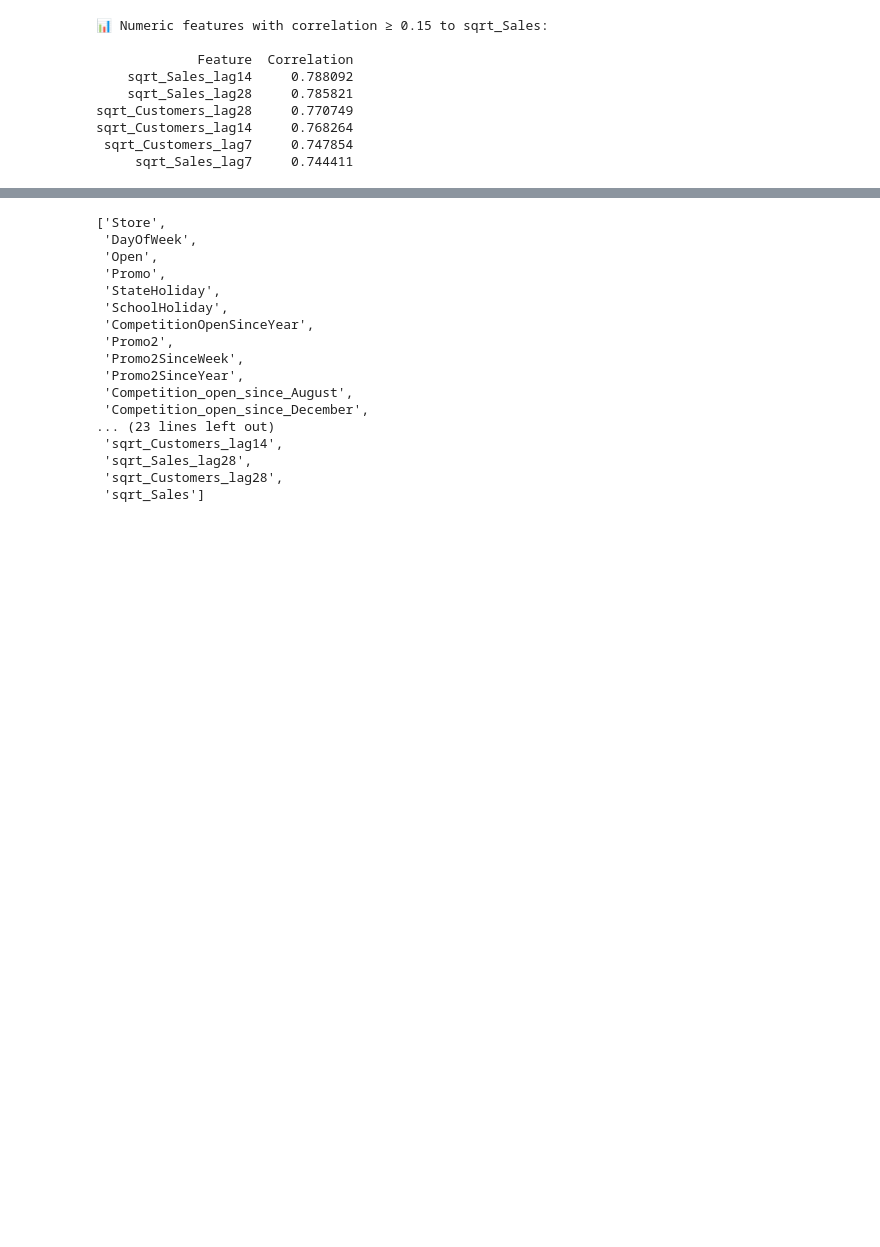
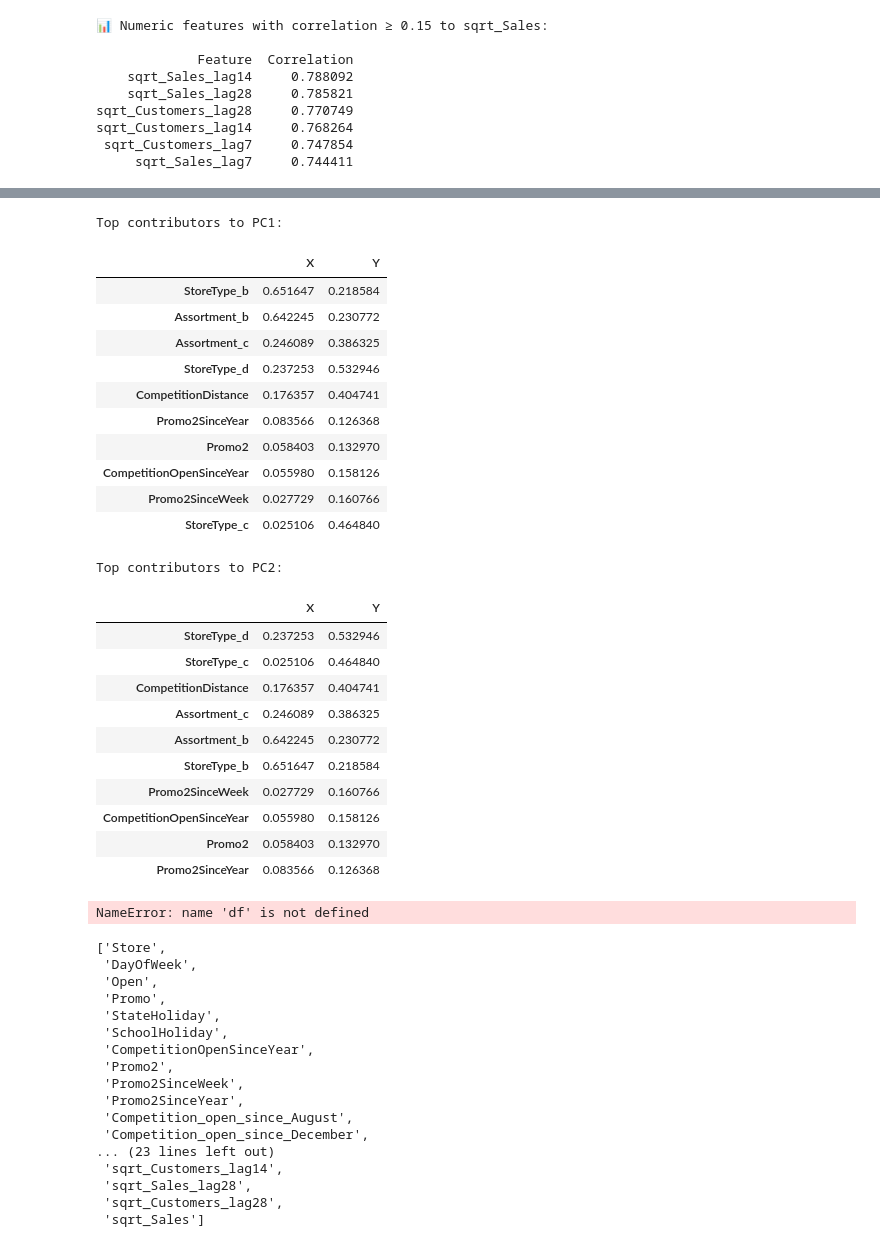
Before and after one commit to CarlosHernandez3/CAP_3764_2025_Fall_Team_2, a Jupyter notebook: notebooks/data_preprocessing.ipynb, the cells around one changed output, grey strips where cells are left out. Saved outputs shown, nothing was run; the diff lists cells and outputs as text; code cells hidden in the pictures; blank space fills up the shorter version.

```diff
--- a/notebooks/data_preprocessing.ipynb
+++ b/notebooks/data_preprocessing.ipynb
@@ -479,3 +612,49 @@ memory usage: 370.6+ MB
+# %%
+# store_features is the encoded + imputed, pre-scaled DataFrame
+feature_names = store_features.columns
+
+loadings = pd.DataFrame(
+    pca.components_.T,
+    columns=["X", "Y"],
+    index=feature_names
+)
+
+loadings_sorted = loadings.abs().sort_values(by="X", ascending=False)
+print("Top contributors to PC1:")
+display(loadings_sorted.head(10))
+
+loadings_sorted = loadings.abs().sort_values(by="Y", ascending=False)
+print("Top contributors to PC2:")
+display(loadings_sorted.head(10))
+# %% [output]
+Top contributors to PC1:
+|  | X | Y |
+| StoreType_b | 0.651647 | 0.218584 |
+| Assortment_b | 0.642245 | 0.230772 |
+| Assortment_c | 0.246089 | 0.386325 |
+| StoreType_d | 0.237253 | 0.532946 |
+| CompetitionDistance | 0.176357 | 0.404741 |
+| Promo2SinceYear | 0.083566 | 0.126368 |
+| Promo2 | 0.058403 | 0.132970 |
+| CompetitionOpenSinceYear | 0.055980 | 0.158126 |
+| Promo2SinceWeek | 0.027729 | 0.160766 |
+| StoreType_c | 0.025106 | 0.464840 |
+Top contributors to PC2:
+|  | X | Y |
+| StoreType_d | 0.237253 | 0.532946 |
+| StoreType_c | 0.025106 | 0.464840 |
+| CompetitionDistance | 0.176357 | 0.404741 |
+| Assortment_c | 0.246089 | 0.386325 |
+| Assortment_b | 0.642245 | 0.230772 |
+| StoreType_b | 0.651647 | 0.218584 |
+| Promo2SinceWeek | 0.027729 | 0.160766 |
+| CompetitionOpenSinceYear | 0.055980 | 0.158126 |
+| Promo2 | 0.058403 | 0.132970 |
+| Promo2SinceYear | 0.083566 | 0.126368 |
+# %%
+df.info()
+# %% [output]
+NameError: name 'df' is not defined
 # %%
 modeling_cols = ['Store'] + df.select_dtypes(include = 'int64').columns.tolist() + high_corr_cols +['sqrt_Sales']
 modeling_cols
```
Also changed, not shown: parts of 6 cells of this notebook, 7 other files.
